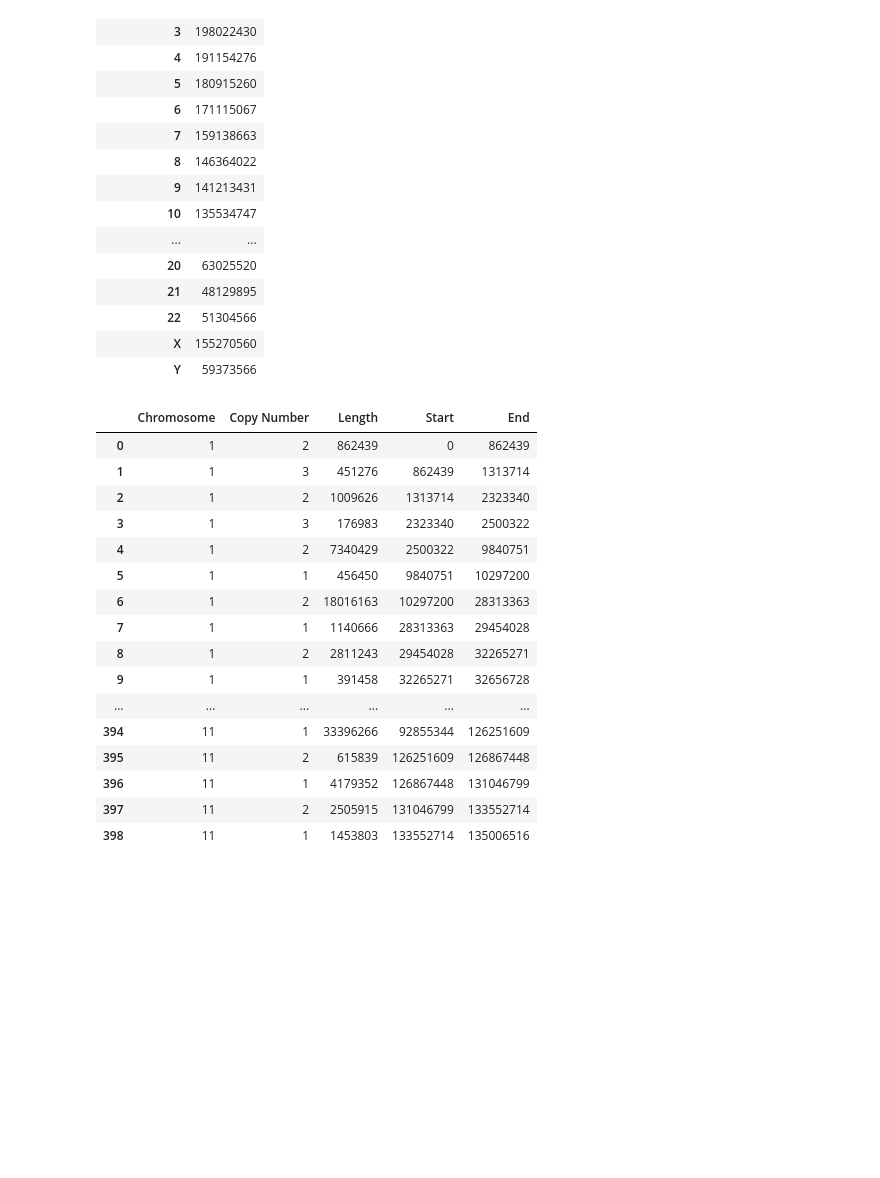
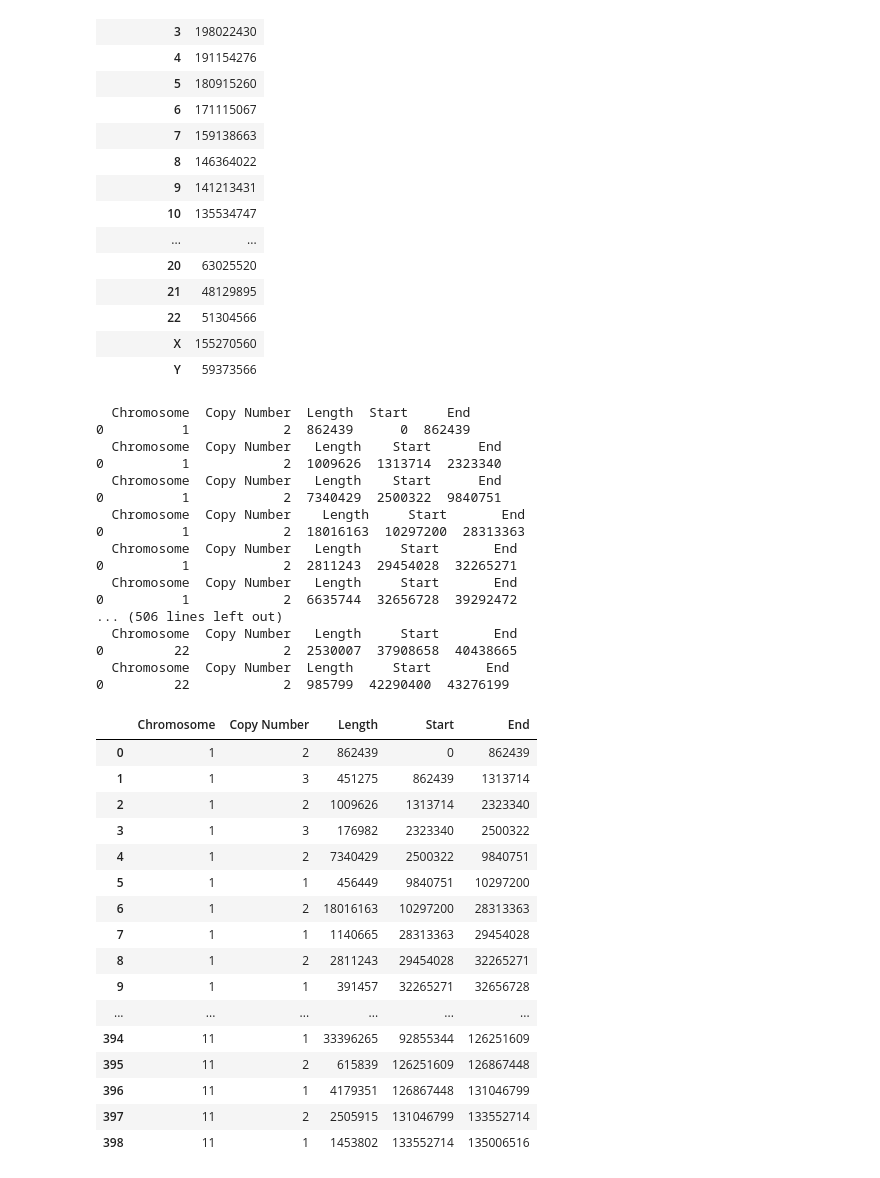
Before and after one commit to martinbudinsky3/BP-tumor-classifier, a Jupyter notebook: lst.ipynb, the cells around one changed output. Drawn from its saved outputs; the diff is of its cells as text; code cells hidden in the pictures; blank space fills up the shorter version.

```diff
--- a/lst.ipynb
+++ b/lst.ipynb
@@ -142,23 +140,3 @@ def fill_segments(data):
         index_df += 1
 
     return df
-# %%
-fill_segments(test_data)
-# %% [output]
-|  | Chromosome | Copy Number | Length | Start | End |
-| 0 | 1 | 2 | 862439 | 0 | 862439 |
-| 1 | 1 | 3 | 451276 | 862439 | 1313714 |
-| 2 | 1 | 2 | 1009626 | 1313714 | 2323340 |
-| 3 | 1 | 3 | 176983 | 2323340 | 2500322 |
-| 4 | 1 | 2 | 7340429 | 2500322 | 9840751 |
-| 5 | 1 | 1 | 456450 | 9840751 | 10297200 |
-| 6 | 1 | 2 | 18016163 | 10297200 | 28313363 |
-| 7 | 1 | 1 | 1140666 | 28313363 | 29454028 |
-| 8 | 1 | 2 | 2811243 | 29454028 | 32265271 |
-| 9 | 1 | 1 | 391458 | 32265271 | 32656728 |
-| ... | ... | ... | ... | ... | ... |
-| 394 | 11 | 1 | 33396266 | 92855344 | 126251609 |
-| 395 | 11 | 2 | 615839 | 126251609 | 126867448 |
-| 396 | 11 | 1 | 4179352 | 126867448 | 131046799 |
-| 397 | 11 | 2 | 2505915 | 131046799 | 133552714 |
-| 398 | 11 | 1 | 1453803 | 133552714 | 135006516 |
@@ -167,0 +145,39 @@ def lst():
+# %%
+filled_data = fill_segments(test_data)
+
+filled_data
+# %% [output]
+  Chromosome  Copy Number  Length  Start     End
+0          1            2  862439      0  862439
+  Chromosome  Copy Number   Length    Start      End
+0          1            2  1009626  1313714  2323340
+  Chromosome  Copy Number   Length    Start      End
+0          1            2  7340429  2500322  9840751
+  Chromosome  Copy Number    Length     Start       End
+0          1            2  18016163  10297200  28313363
+  Chromosome  Copy Number   Length     Start       End
+0          1            2  2811243  29454028  32265271
+  Chromosome  Copy Number   Length     Start       End
+0          1            2  6635744  32656728  39292472
+... (506 lines left out)
+  Chromosome  Copy Number   Length     Start       End
+0         22            2  2530007  37908658  40438665
+  Chromosome  Copy Number  Length     Start       End
+0         22            2  985799  42290400  43276199
+|  | Chromosome | Copy Number | Length | Start | End |
+| 0 | 1 | 2 | 862439 | 0 | 862439 |
+| 1 | 1 | 3 | 451275 | 862439 | 1313714 |
+| 2 | 1 | 2 | 1009626 | 1313714 | 2323340 |
+| 3 | 1 | 3 | 176982 | 2323340 | 2500322 |
+| 4 | 1 | 2 | 7340429 | 2500322 | 9840751 |
+| 5 | 1 | 1 | 456449 | 9840751 | 10297200 |
+| 6 | 1 | 2 | 18016163 | 10297200 | 28313363 |
+| 7 | 1 | 1 | 1140665 | 28313363 | 29454028 |
+| 8 | 1 | 2 | 2811243 | 29454028 | 32265271 |
+| 9 | 1 | 1 | 391457 | 32265271 | 32656728 |
+| ... | ... | ... | ... | ... | ... |
+| 394 | 11 | 1 | 33396265 | 92855344 | 126251609 |
+| 395 | 11 | 2 | 615839 | 126251609 | 126867448 |
+| 396 | 11 | 1 | 4179351 | 126867448 | 131046799 |
+| 397 | 11 | 2 | 2505915 | 131046799 | 133552714 |
+| 398 | 11 | 1 | 1453802 | 133552714 | 135006516 |
```
Also changed, not shown: parts of 8 cells of this notebook, 3 other files.
